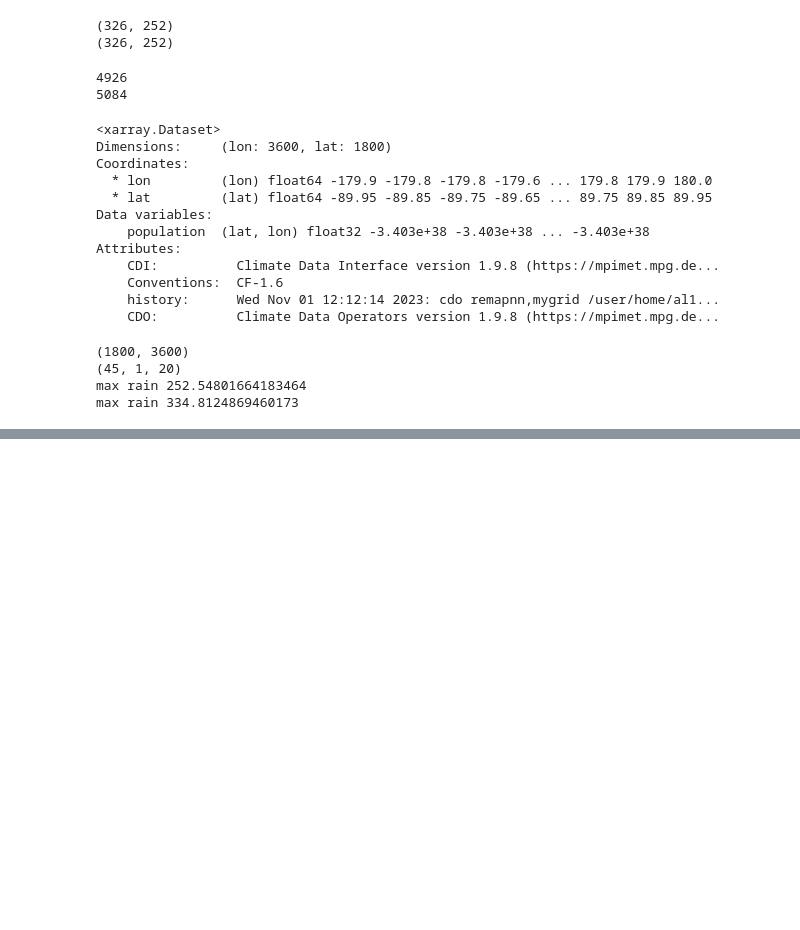
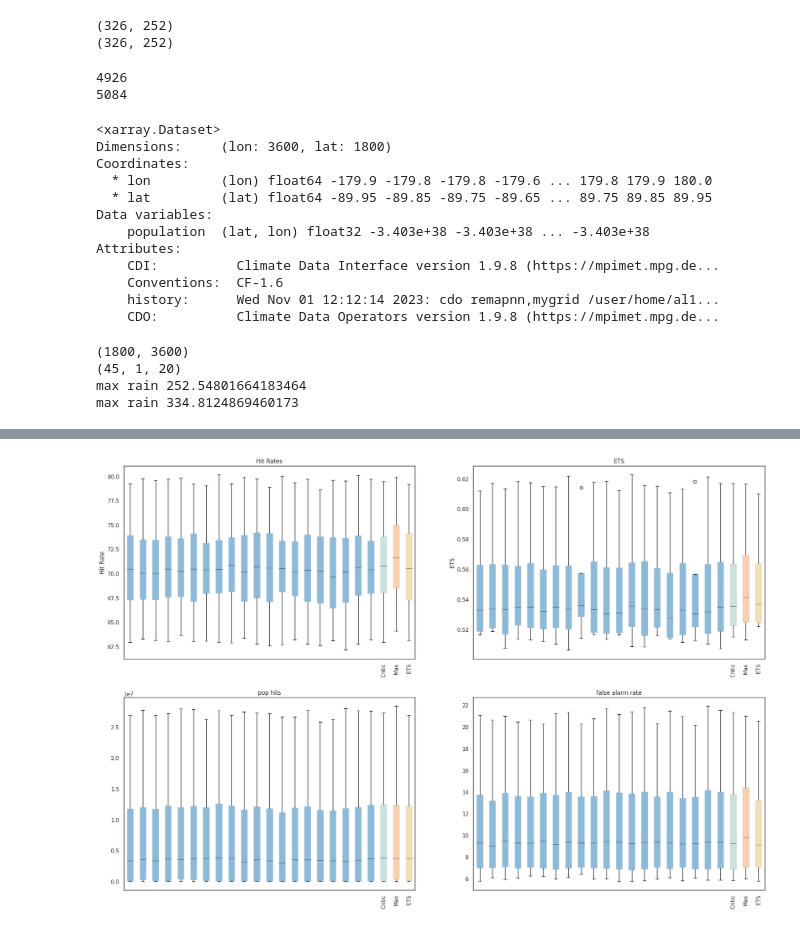
Before and after one commit to vosps/tropical_cyclone, a Jupyter notebook: tracking/7_combine_ensembles.ipynb, the cells around one changed output, grey strips where cells are left out. Saved outputs shown, nothing was run; the diff lists cells and outputs as text; code cells hidden in the pictures; blank space fills up the shorter version.

```diff
--- a/tracking/7_combine_ensembles.ipynb
+++ b/tracking/7_combine_ensembles.ipynb
@@ -601,0 +827,7 @@ plt.show()
+# %%
+sids = list(np.sort(sids))
+print(list(np.sort(sids)))
+print(list(np.sort(sids2)))
+print(files)
+sids = ['2006237N13298', '2020205N26272', '2020221N13262', '2020272N12257', '2020291N32305','2015152N12258', '2015183N13130', '2015184N08172', '2015209N07248', '2015226N15164', '2015263N14148', '2015270N27291', '2015273N12130', '2015344N07145', '2016075S11087', '2016242N24279', '2016244N21123', '2016255N12247', '2016296N11262', '2016341N08092', '2017114S08137', '2017122S13170', '2017127S18184', '2017203N14248', '2017253N14130', '2017260N12310', '2017280N32321', '2018004S08095', '2018079S08137', '2018184N10147', '2018202N21159', '2018204N15137', '2018244N14252', ]
+sids = ['2006237N13298', '2020205N26272', '2020221N13262', '2020272N12257']
@@ -601,0 +1028,65 @@ plt.show()
+# %%
+# Sample data
+categories = ['Ensemble member {}'.format(i) for i in range(1, 24)]
+hit_rates = np.random.uniform(0, 100, size=(20, 22))  # Example hit rates, replace with your actual data
+
+hit_rates = (np.concatenate((modular_hit_rates,np.expand_dims(combo_hit_rates,axis=1),np.expand_dims(max_hit_rates,axis=1),np.expand_dims(ets_hit_rates,axis=1)),axis=1)*100)
+
+ETSs = np.concatenate((modular_ETS,np.expand_dims(combo_ETS,axis=1),np.expand_dims(max_ETS,axis=1),np.expand_dims(ets_ETS,axis=1)),axis=1)
+
+pop_hits = np.concatenate((modular_pop_hits,np.expand_dims(combo_pop_hits,axis=1),np.expand_dims(max_pop_hits,axis=1),np.expand_dims(ets_pop_hits,axis=1)),axis=1)
+
+false_alarm_rate = np.concatenate((modular_false_alarm_rates,np.expand_dims(combo_false_alarm_rates,axis=1),np.expand_dims(max_false_alarm_rates,axis=1),np.expand_dims(ets_false_alarm_rates,axis=1)),axis=1)*100
+
+palette = ['blue'] * 20 + ['red'] * 4
+
+# Create box plots using Seaborn
+# sns.boxplot(data=data, palette=palette)
+
+fig, axs = plt.subplots(2, 2, figsize=(24, 16))
+bplt = axs[0,0].boxplot(hit_rates, patch_artist=True, medianprops=dict(color='black', alpha=0.5), boxprops=dict(color='#aec7d1', alpha=0.5))
+bplt['boxes'][-3].set_facecolor('#97c4bf')
+bplt['boxes'][-2].set_facecolor('#f4a261')
+bplt['boxes'][-1].set_facecolor('#e9c46a')
+axs[0,0].set_ylabel('Hit Rate')
+axs[0,0].set_title('Hit Rates')
+
+# Set tick labels for the last 4 ticks as words vertically
+labels = ['']*20
+labels += ['Critic','Max','ETS']
+axs[0,0].set_xticklabels(labels, rotation=90)
+
+
+
+
+bplt = axs[0,1].boxplot(ETSs, vert=True,patch_artist=True, medianprops=dict(color='black', alpha=0.5), boxprops=dict(color='#aec7d1', alpha=0.5))
+axs[0,1].set_ylabel('ETS')
+axs[0,1].set_title('ETS')
+bplt['boxes'][-3].set_facecolor('#97c4bf')
+bplt['boxes'][-2].set_facecolor('#f4a261')
+bplt['boxes'][-1].set_facecolor('#e9c46a')
+axs[1,0].set_xticklabels(labels, rotation=90)
+
+bplt = axs[1,0].boxplot(pop_hits, vert=True,showfliers=False,patch_artist=True, medianprops=dict(color='black', alpha=0.5), boxprops=dict(color='#aec7d1', alpha=0.5))
+axes[1,0].set_ylabel('pop hits')
+axs[1,0].set_title('pop hits')
+bplt['boxes'][-3].set_facecolor('#97c4bf')
+bplt['boxes'][-2].set_facecolor('#f4a261')
+bplt['boxes'][-1].set_facecolor('#e9c46a')
+axs[0,1].set_xticklabels(labels, rotation=90)
+
+bplt = axs[1,1].boxplot(false_alarm_rate, vert=True,showfliers=False,patch_artist=True, medianprops=dict(color='black', alpha=0.5), boxprops=dict(color='#aec7d1', alpha=0.5))
+axes[1,1].set_ylabel('false alarm rate')
+axs[1,1].set_title('false alarm rate')
+bplt['boxes'][-3].set_facecolor('#97c4bf')
+bplt['boxes'][-2].set_facecolor('#f4a261')
+bplt['boxes'][-1].set_facecolor('#e9c46a')
+axs[1,1].set_xticklabels(labels, rotation=90)
+
+# Rotate x-axis labels vertically
+# plt.xticks(rotation=90)
+# plt.xticks(range(1, 23), categories)
+
+plt.show()
+# %% [output]
+[figure, added]
```
Also changed, not shown: parts of 31 cells of this notebook, 20 other files.
